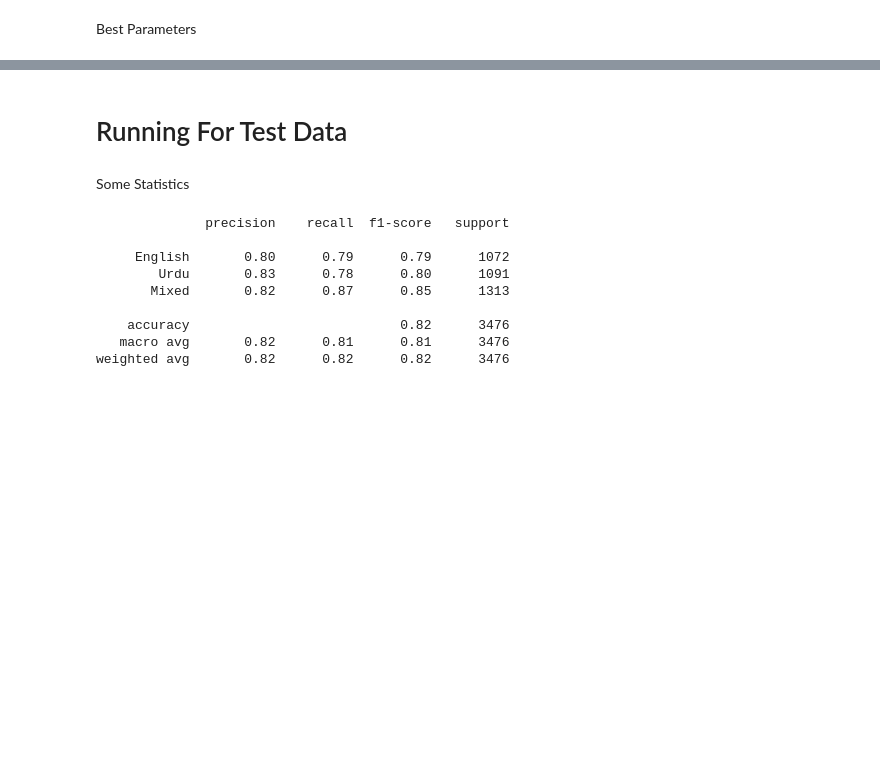
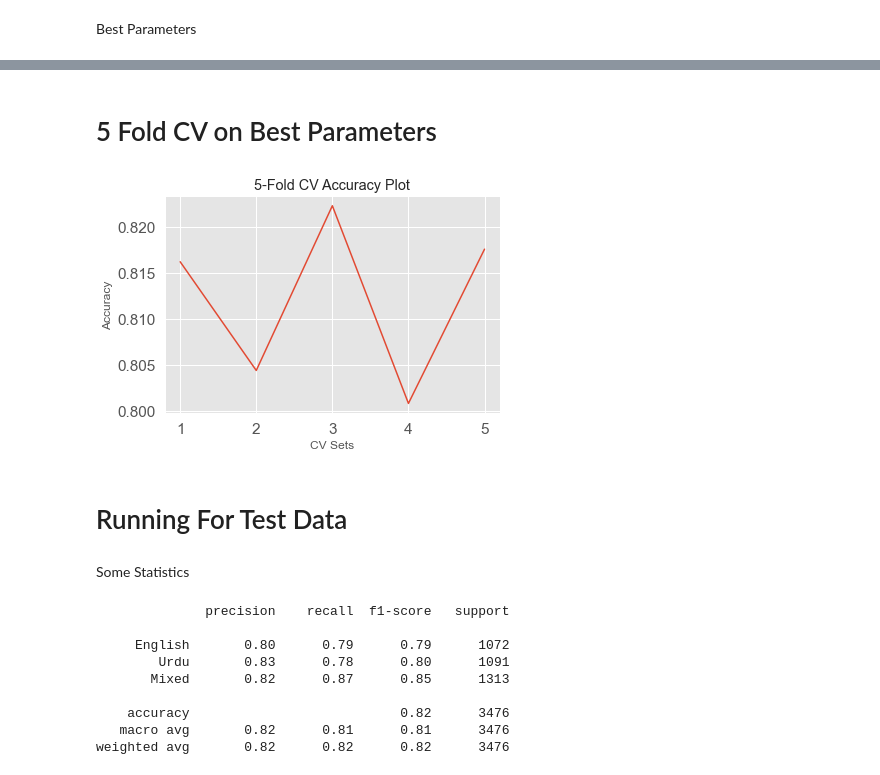
Before and after one commit to mahdiftikhar/CS535_final_project, a Jupyter notebook: part2.ipynb, the cells around one changed output, grey strips where cells are left out. Drawn from its saved outputs; the diff is of its cells as text; code cells hidden in the pictures; blank space fills up the shorter version.

```diff
--- a/Part 2.ipynb
+++ b/part2.ipynb
@@ -27,6 +28,14 @@ def plot_confusion_matrix(conf_mat, labels):
     sns.set(font_scale=1.4)
     sns.heatmap(df_cm, annot=True,annot_kws={"size": 16}, fmt='g')
     plt.show()
+
+def plot(x, y, xlabel, ylabel, title):
+    plt.plot(x,y)
+    plt.xlabel(xlabel)
+    plt.ylabel(ylabel)
+    plt.title(title)
+    plt.xticks(x)
+    plt.show()
 # %% [markdown]
 # Constants
 # %%
@@ -127,5 +136,19 @@ Best Validation Accuracy: 0.8126716680631605
 Best parameters:
 {'C': 10, 'gamma': 0.01, 'kernel': 'rbf'}
+# %% [markdown]
+# 5 Fold CV on Best Parameters
+# %%
+# clf = make_pipeline(StandardScaler(), SVC(C=10, gamma=0.01, kernel='rbf'))
+clf = SVC(C=10, gamma=0.01, kernel='rbf')
+clf.fit(train_x, train_y)
+
+cv_scores = cross_val_score(clf, train_x, train_y, cv=CROSS_VALIDATION_SETS)
+# %%
+x = [x for x in range(1, CROSS_VALIDATION_SETS + 1)]
+
+plot(x, cv_scores, 'CV Sets', 'Accuracy', '5-Fold CV Accuracy Plot')
+# %% [output]
+[figure, added]
 # %% [markdown]
 # Running For Test Data
 # %%
```
Also changed, not shown: parts of 3 cells of this notebook, 3 other files.
